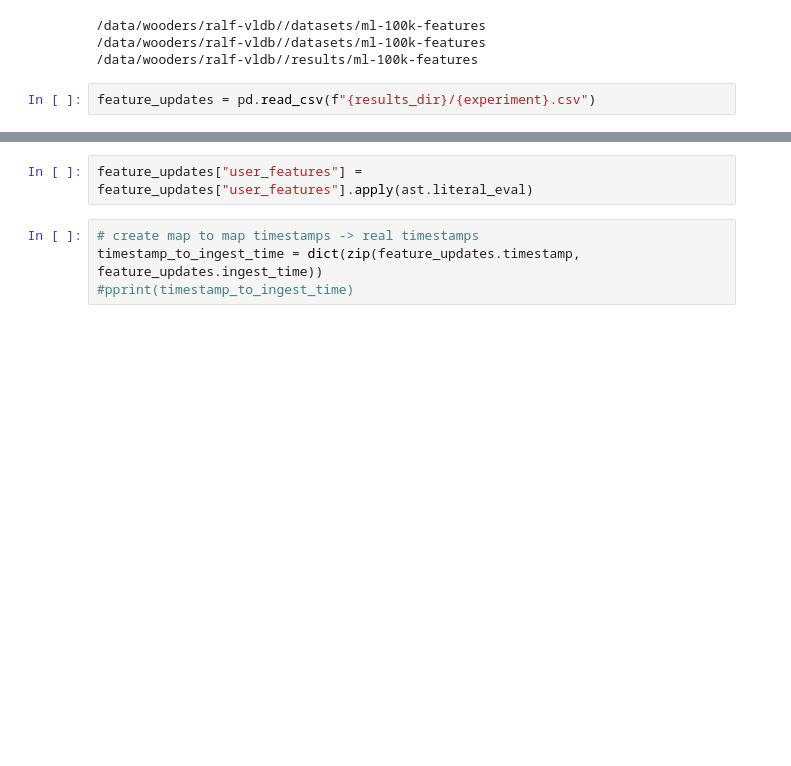
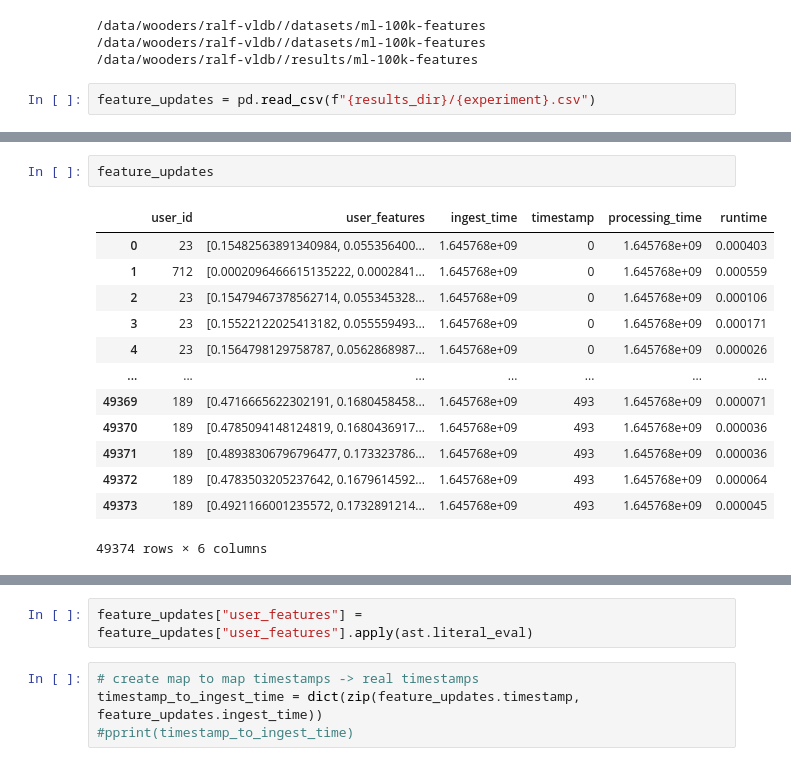
Before and after one commit to feature-store/experiments, a Jupyter notebook: nb/02-22-22 ALS Evaluation .ipynb, the cells around one changed output, grey strips where cells are left out. Saved outputs shown, nothing was run; the diff lists cells and outputs as text; blank space fills up the shorter version.

```diff
--- a/nb/02-22-22 ALS Evaluation .ipynb
+++ b/nb/02-22-22 ALS Evaluation .ipynb
@@ -48,3 +53,19 @@ feature_updates["runtime"].median()
+# %%
+feature_updates
+# %% [output]
+|  | user_id | user_features | ingest_time | timestamp | processing_time | runtime |
+| 0 | 23 | [0.15482563891340984, 0.055356400... | 1.645768e+09 | 0 | 1.645768e+09 | 0.000403 |
+| 1 | 712 | [0.0002096466615135222, 0.0002841... | 1.645768e+09 | 0 | 1.645768e+09 | 0.000559 |
+| 2 | 23 | [0.15479467378562714, 0.055345328... | 1.645768e+09 | 0 | 1.645768e+09 | 0.000106 |
+| 3 | 23 | [0.15522122025413182, 0.055559493... | 1.645768e+09 | 0 | 1.645768e+09 | 0.000171 |
+| 4 | 23 | [0.1564798129758787, 0.0562868987... | 1.645768e+09 | 0 | 1.645768e+09 | 0.000026 |
+| ... | ... | ... | ... | ... | ... | ... |
+| 49369 | 189 | [0.4716665622302191, 0.1680458458... | 1.645768e+09 | 493 | 1.645768e+09 | 0.000071 |
+| 49370 | 189 | [0.4785094148124819, 0.1680436917... | 1.645768e+09 | 493 | 1.645768e+09 | 0.000036 |
+| 49371 | 189 | [0.48938306796796477, 0.173323786... | 1.645768e+09 | 493 | 1.645768e+09 | 0.000036 |
+| 49372 | 189 | [0.4783503205237642, 0.1679614592... | 1.645768e+09 | 493 | 1.645768e+09 | 0.000064 |
+| 49373 | 189 | [0.4921166001235572, 0.1732891214... | 1.645768e+09 | 493 | 1.645768e+09 | 0.000045 |
+49374 rows × 6 columns
 # %%
 (feature_updates["processing_time"] - feature_updates["ingest_time"]).plot()
 # %% [output]
```
Also changed, not shown: parts of 5 cells of this notebook, 4 other files.
